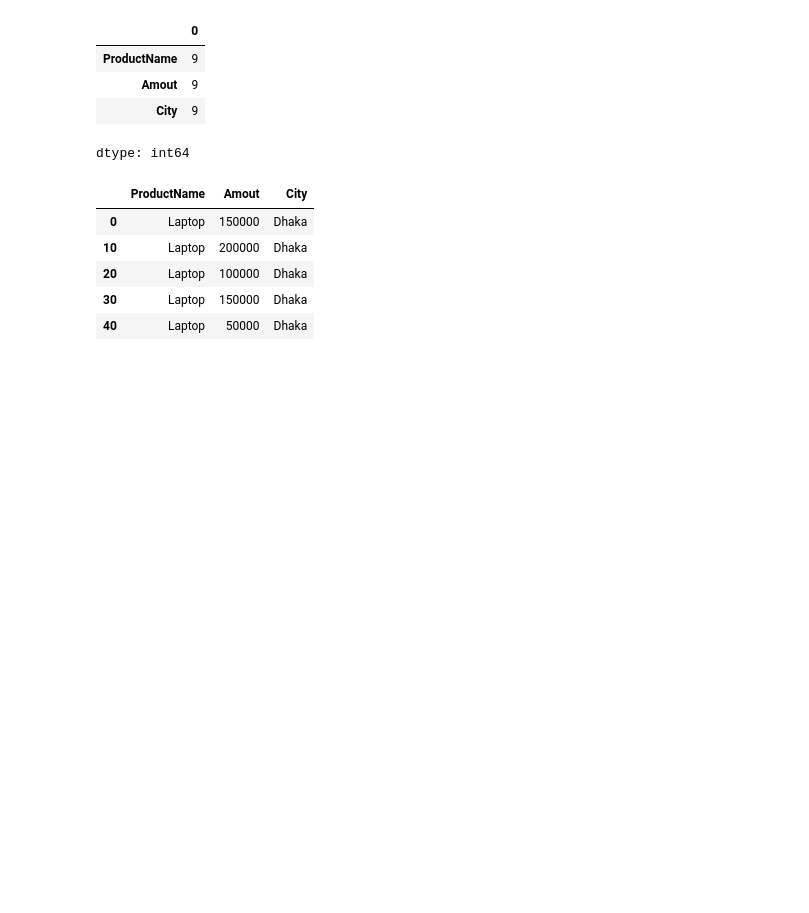
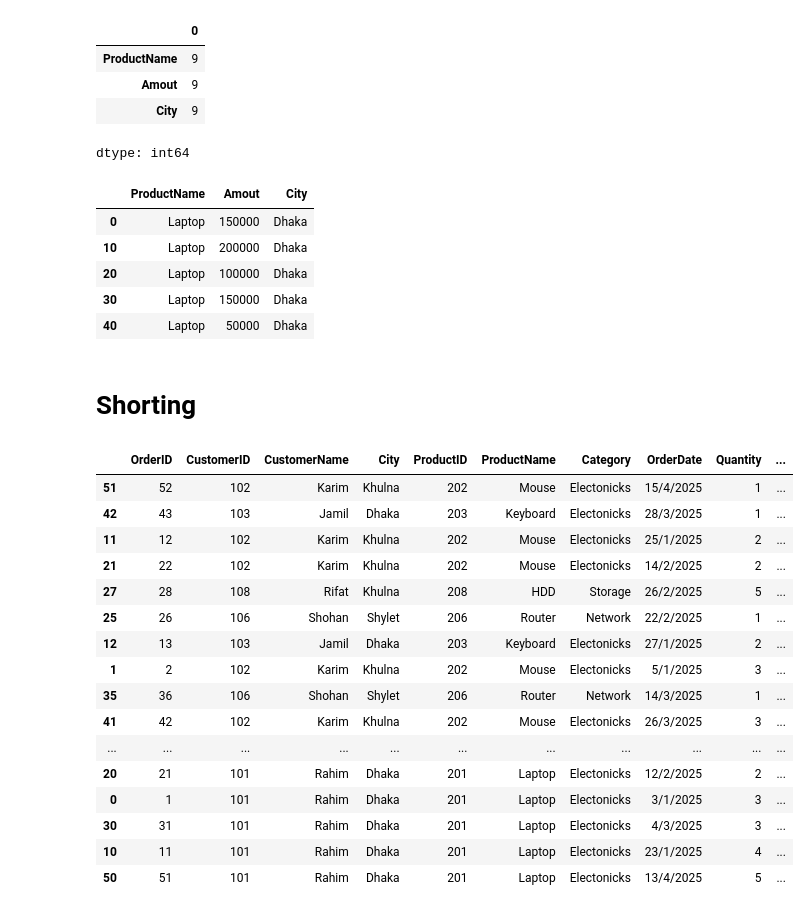
Before and after one commit to AbirHasanRawvy/Data-Analyst-BasicToAdvance, a Jupyter notebook: Paython/Day_24_DataManupulation.ipynb, the cells around one changed output. Cells and saved outputs as stored; diff of their text form; code cells hidden in the pictures; blank space fills up the shorter version.

```diff
--- a/Paython/Day_24_DataManupulation.ipynb
+++ b/Paython/Day_24_DataManupulation.ipynb
@@ -113,3 +113,25 @@ df[(df['Amout']>15000) & (df['City'] == 'Dhaka') & (df['ProductName'] == 'Laptop
 | 20 | Laptop | 100000 | Dhaka |
 | 30 | Laptop | 150000 | Dhaka |
 | 40 | Laptop | 50000 | Dhaka |
+# %% [markdown]
+# **Shorting**
+# %%
+df.sort_values('Amout')
+# %% [output]
+|  | OrderID | CustomerID | CustomerName | City | ProductID | ProductName | Category | OrderDate | Quantity | ... |
+| 51 | 52 | 102 | Karim | Khulna | 202 | Mouse | Electonicks | 15/4/2025 | 1 | ... |
+| 42 | 43 | 103 | Jamil | Dhaka | 203 | Keyboard | Electonicks | 28/3/2025 | 1 | ... |
+| 11 | 12 | 102 | Karim | Khulna | 202 | Mouse | Electonicks | 25/1/2025 | 2 | ... |
+| 21 | 22 | 102 | Karim | Khulna | 202 | Mouse | Electonicks | 14/2/2025 | 2 | ... |
+| 27 | 28 | 108 | Rifat | Khulna | 208 | HDD | Storage | 26/2/2025 | 5 | ... |
+| 25 | 26 | 106 | Shohan | Shylet | 206 | Router | Network | 22/2/2025 | 1 | ... |
+| 12 | 13 | 103 | Jamil | Dhaka | 203 | Keyboard | Electonicks | 27/1/2025 | 2 | ... |
+| 1 | 2 | 102 | Karim | Khulna | 202 | Mouse | Electonicks | 5/1/2025 | 3 | ... |
+| 35 | 36 | 106 | Shohan | Shylet | 206 | Router | Network | 14/3/2025 | 1 | ... |
+| 41 | 42 | 102 | Karim | Khulna | 202 | Mouse | Electonicks | 26/3/2025 | 3 | ... |
+| ... | ... | ... | ... | ... | ... | ... | ... | ... | ... | ... |
+| 20 | 21 | 101 | Rahim | Dhaka | 201 | Laptop | Electonicks | 12/2/2025 | 2 | ... |
+| 0 | 1 | 101 | Rahim | Dhaka | 201 | Laptop | Electonicks | 3/1/2025 | 3 | ... |
+| 30 | 31 | 101 | Rahim | Dhaka | 201 | Laptop | Electonicks | 4/3/2025 | 3 | ... |
+| 10 | 11 | 101 | Rahim | Dhaka | 201 | Laptop | Electonicks | 23/1/2025 | 4 | ... |
+| 50 | 51 | 101 | Rahim | Dhaka | 201 | Laptop | Electonicks | 13/4/2025 | 5 | ... |
```
Also changed, not shown: parts of 9 cells of this notebook.
